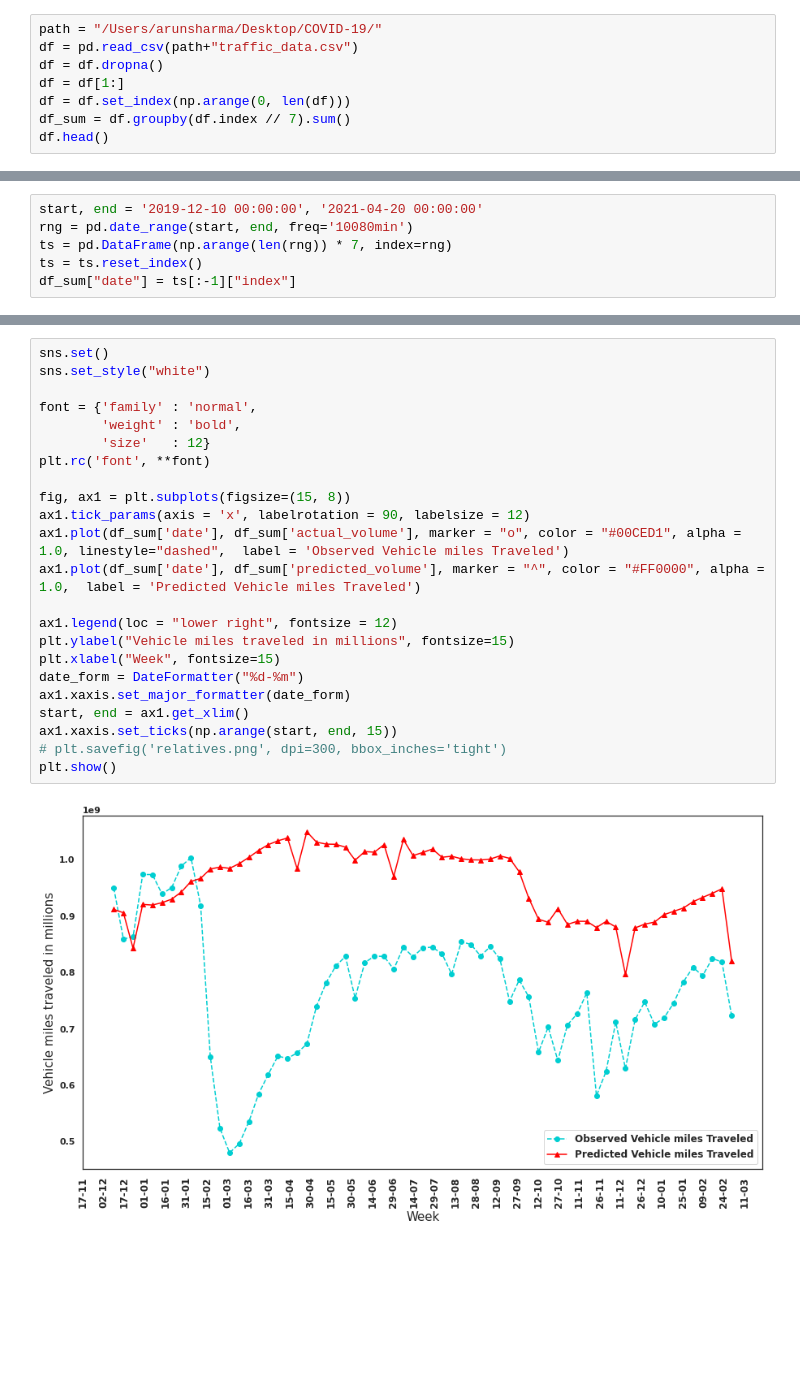
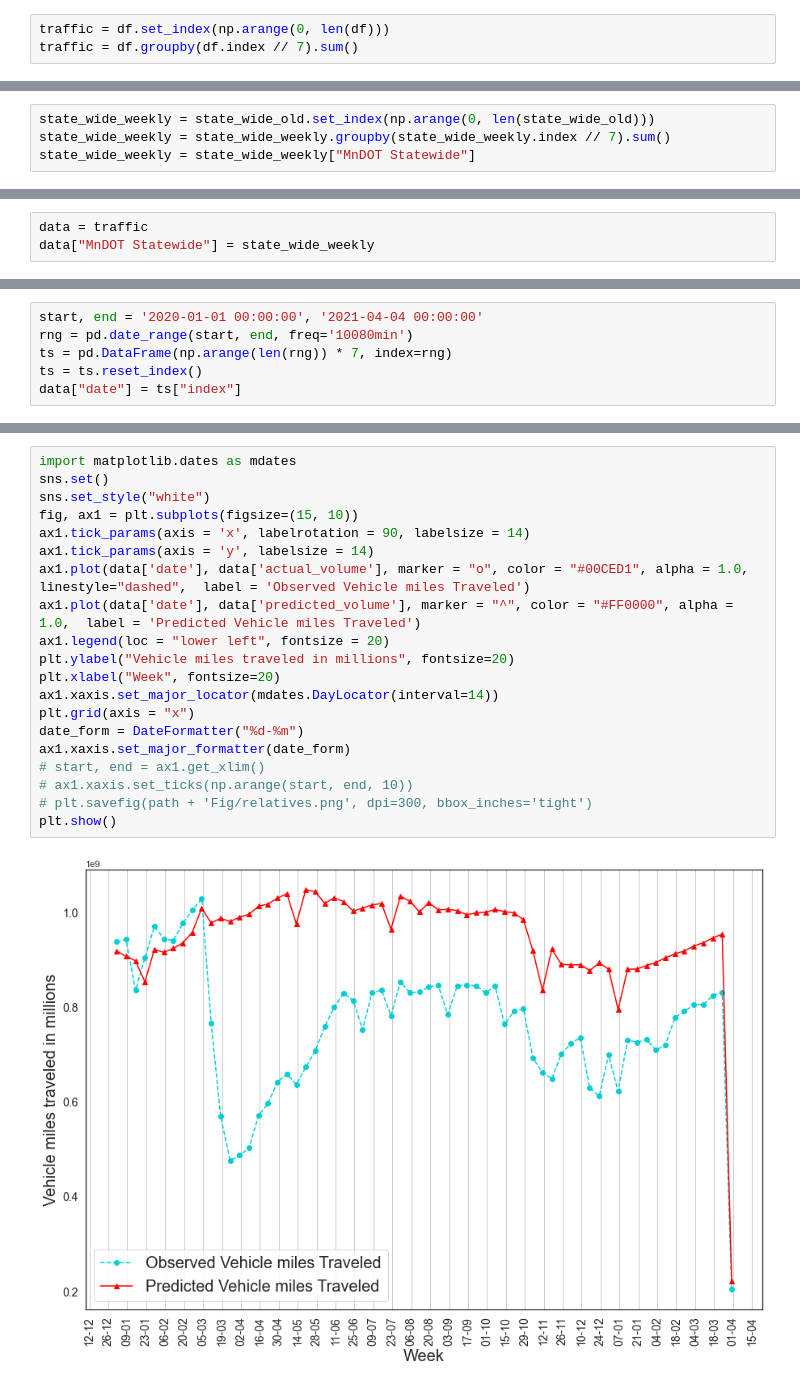
Before and after one commit to arunshar/COVID-19, a Jupyter notebook: Traffic Network AGILE 2022.ipynb, the cells around one changed output, grey strips where cells are left out. Cells and saved outputs as stored; diff of their text form; blank space fills up the shorter version.

```diff
--- a/Traffic Network AGILE 2022.ipynb
+++ b/Traffic Network AGILE 2022.ipynb
@@ -23,8 +40,3 @@ Loading BokehJS ...
 # %%
-path = "/Users/arunsharma/Desktop/COVID-19/"
-df = pd.read_csv(path+"traffic_data.csv")
-df = df.dropna()
-df = df[1:]
-df = df.set_index(np.arange(0, len(df)))
-df_sum = df.groupby(df.index // 7).sum()
-df.head()
+traffic = df.set_index(np.arange(0, len(df)))
+traffic = df.groupby(df.index // 7).sum()
@@ -37,0 +58,4 @@ df.head()
+# %%
+state_wide_weekly = state_wide_old.set_index(np.arange(0, len(state_wide_old)))
+state_wide_weekly = state_wide_weekly.groupby(state_wide_weekly.index // 7).sum()
+state_wide_weekly = state_wide_weekly["MnDOT Statewide"]
@@ -37,0 +64,3 @@ df.head()
+# %%
+data = traffic
+data["MnDOT Statewide"] = state_wide_weekly
@@ -38,6 +71,6 @@ df.head()
 # %%
-start, end = '2019-12-10 00:00:00', '2021-04-20 00:00:00'
+start, end = '2020-01-01 00:00:00', '2021-04-04 00:00:00'
 rng = pd.date_range(start, end, freq='10080min')
 ts = pd.DataFrame(np.arange(len(rng)) * 7, index=rng)
 ts = ts.reset_index()
-df_sum["date"] = ts[:-1]["index"]
+data["date"] = ts["index"]
@@ -44,25 +79,22 @@ df_sum["date"] = ts[:-1]["index"]
 # %%
+import matplotlib.dates as mdates
 sns.set()
 sns.set_style("white")
-
-font = {'family' : 'normal',
-        'weight' : 'bold',
-        'size'   : 12}
-plt.rc('font', **font)
-
-fig, ax1 = plt.subplots(figsize=(15, 8))
-ax1.tick_params(axis = 'x', labelrotation = 90, labelsize = 12)
-ax1.plot(df_sum['date'], df_sum['actual_volume'], marker = "o", color = "#00CED1", alpha = 1.0, linestyle="dashed",  label = 'Observed Vehicle miles Traveled')
-ax1.plot(df_sum['date'], df_sum['predicted_volume'], marker = "^", color = "#FF0000", alpha = 1.0,  label = 'Predicted Vehicle miles Traveled')
-
-ax1.legend(loc = "lower right", fontsize = 12)
-plt.ylabel("Vehicle miles traveled in millions", fontsize=15)
-plt.xlabel("Week", fontsize=15)
+fig, ax1 = plt.subplots(figsize=(15, 10))
+ax1.tick_params(axis = 'x', labelrotation = 90, labelsize = 14)
+ax1.tick_params(axis = 'y', labelsize = 14)
+ax1.plot(data['date'], data['actual_volume'], marker = "o", color = "#00CED1", alpha = 1.0, linestyle="dashed",  label = 'Observed Vehicle miles Traveled')
+ax1.plot(data['date'], data['predicted_volume'], marker = "^", color = "#FF0000", alpha = 1.0,  label = 'Predicted Vehicle miles Traveled')
+ax1.legend(loc = "lower left", fontsize = 20)
+plt.ylabel("Vehicle miles traveled in millions", fontsize=20)
+plt.xlabel("Week", fontsize=20)
+ax1.xaxis.set_major_locator(mdates.DayLocator(interval=14))
+plt.grid(axis = "x")
 date_form = DateFormatter("%d-%m")
 ax1.xaxis.set_major_formatter(date_form)
-start, end = ax1.get_xlim()
-ax1.xaxis.set_ticks(np.arange(start, end, 15))
-# plt.savefig('relatives.png', dpi=300, bbox_inches='tight')
+# start, end = ax1.get_xlim()
+# ax1.xaxis.set_ticks(np.arange(start, end, 10))
+# plt.savefig(path + 'Fig/relatives.png', dpi=300, bbox_inches='tight')
 plt.show()
 # %% [output]
-[figure, old version]
+[figure, new version]
```
Also changed, not shown: parts of 15 cells of this notebook, 1 other file.
